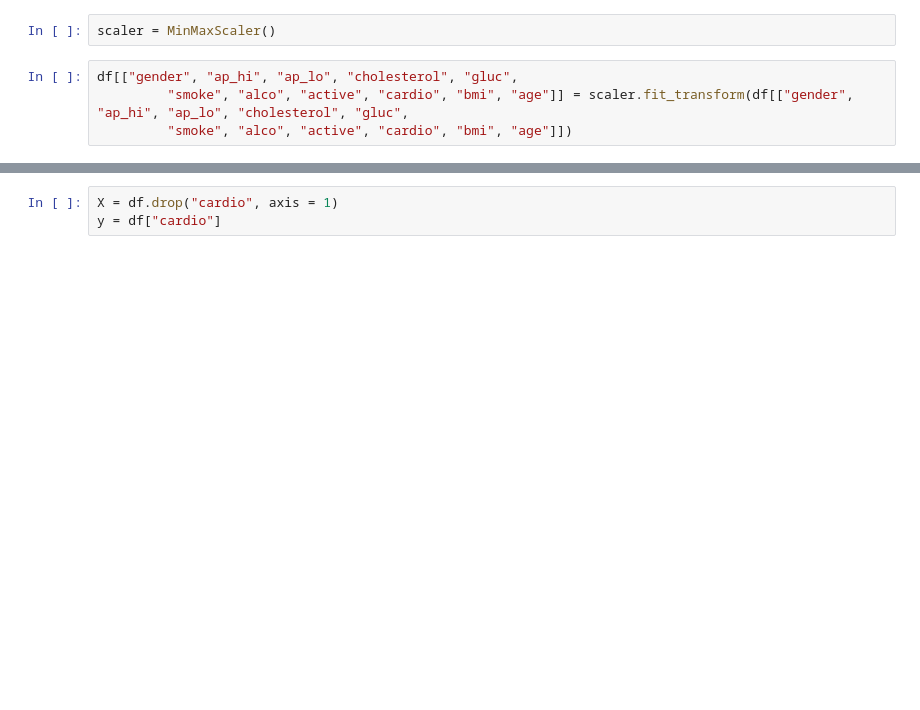
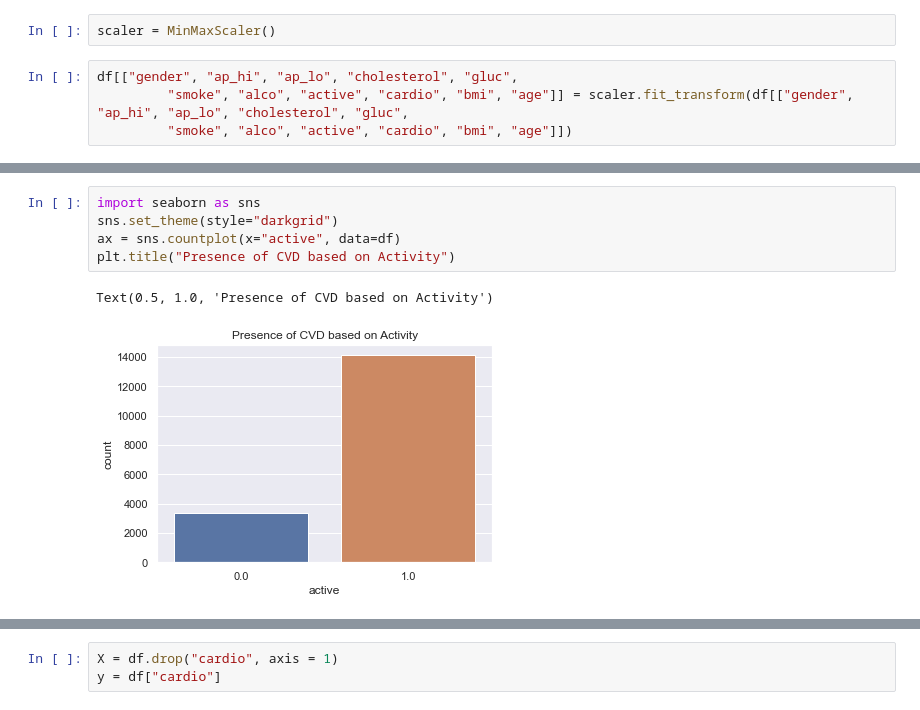
Before and after one commit to reydrey/DSC672_Project, a Jupyter notebook: dsc_672_project_new.ipynb, the cells around one changed output, grey strips where cells are left out. Saved outputs shown, nothing was run; the diff lists cells and outputs as text; blank space fills up the shorter version.

```diff
--- a/dsc_672_project_new.ipynb
+++ b/dsc_672_project_new.ipynb
@@ -196,0 +199,8 @@ Text(0.5, 1.0, 'Correlation Plot')
+# %%
+import seaborn as sns
+sns.set_theme(style="darkgrid")
+ax = sns.countplot(x="active", data=df)
+plt.title("Presence of CVD based on Activity")
+# %% [output]
+Text(0.5, 1.0, 'Presence of CVD based on Activity')
+[figure, added]
```
Also changed, not shown: parts of 73 cells of this notebook.
